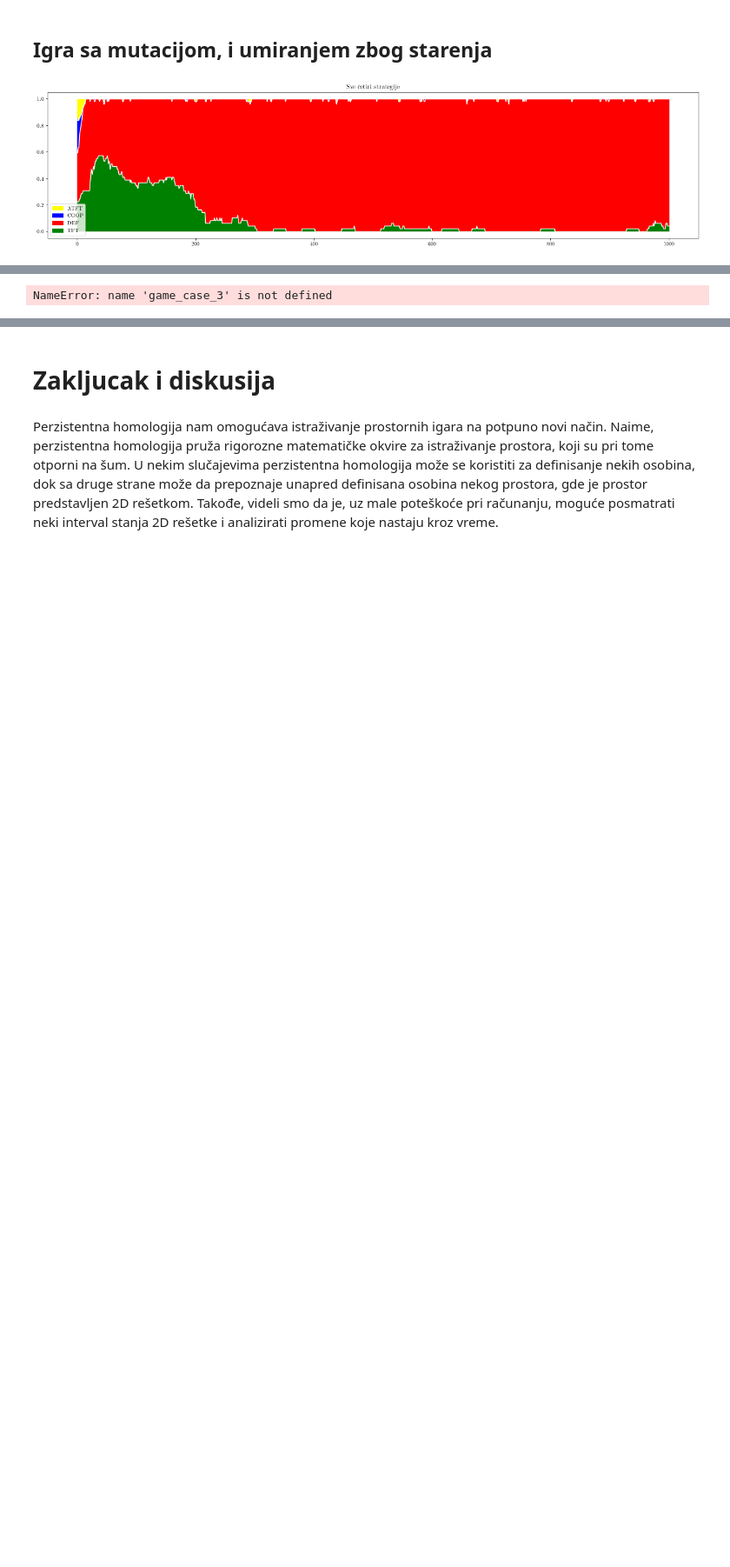
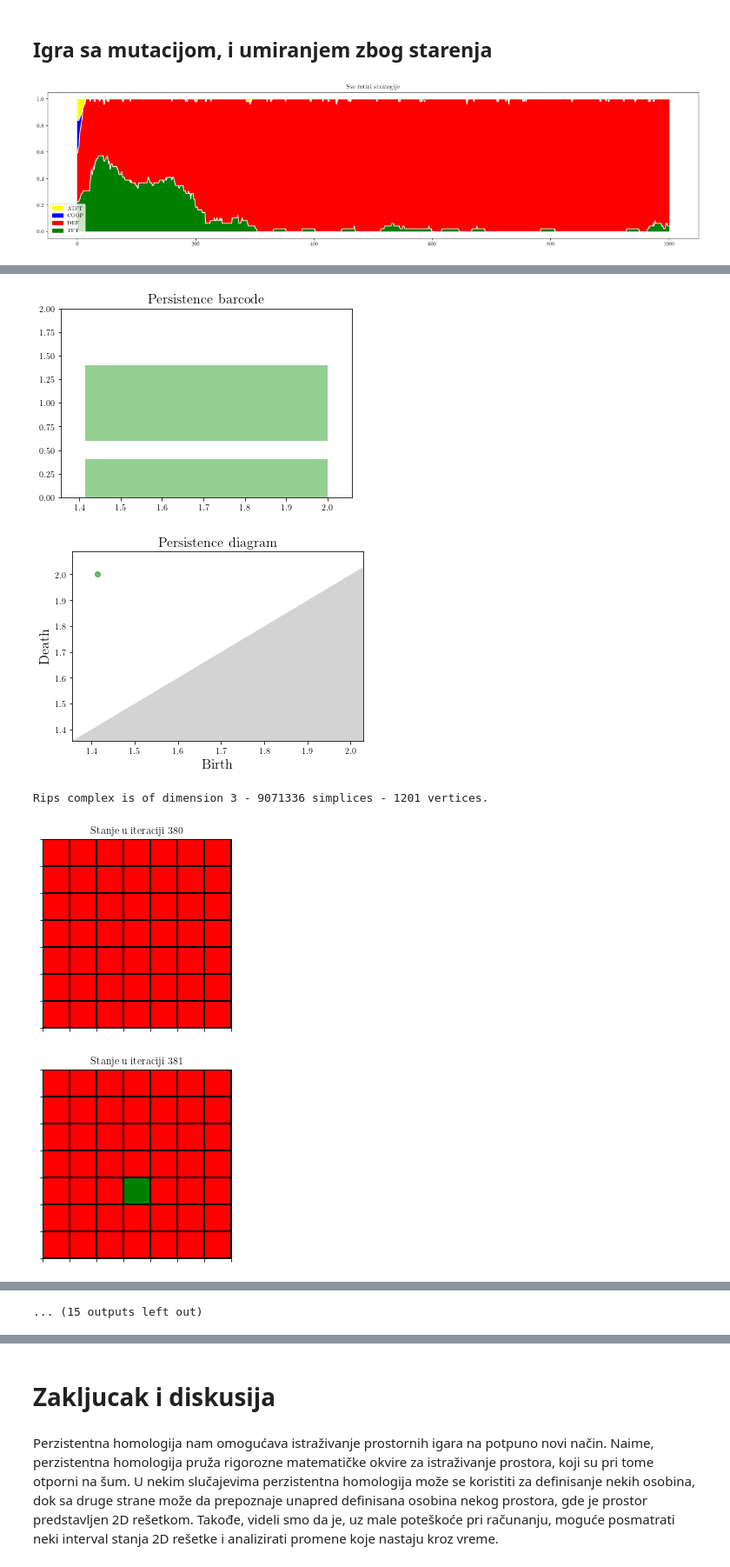
Before and after one commit to VukanAntic/ph_in_evolutionary_games, a Jupyter notebook: scripts/prisoners_dilemma.ipynb, the cells around one changed output, grey strips where cells are left out. Shown: that part at 87% size. Drawn from its saved outputs; the diff is of its cells as text; code cells hidden in the pictures; blank space fills up the shorter version.

Commit message:
Add: Pictures and more cases

```diff
--- a/scripts/prisoners_dilemma.ipynb
+++ b/scripts/prisoners_dilemma.ipynb
@@ -644,7 +644,8 @@ def barcode_generator_over(game, start_iter, end_iter, wanted_strategy):
     simplex_tree  = rips_complex.create_simplex_tree(max_dimension=3)
     diag = simplex_tree.persistence()
 
-    filtered_diag = list(filter(lambda x: x[0] == 2, diag))
+    filtered_diag = list(filter(lambda x: x[1][0] != 0.0 and x[1][1] != 1.0, diag))
+    filtered_diag = list(filter(lambda x: x[1][0] != 1 and x[1][1] != 1.4142135623730951, filtered_diag))
 
     if filtered_diag != []:
       gudhi.plot_persistence_barcode(filtered_diag)
@@ -797,5 +781,10 @@ Rips complex is of dimension 3 - 1129871 simplices - 378 vertices.
 # %%
-for i in range(667, 692):
+barcode_generator_over(game_case_3, 380, 404, TypeOfStrategy.Defactor)
+for i in range(380, 404):
     plot_strategy_matrix(game_case_3, i)
 # %% [output]
+[figure, added]
+[figure, added]
-NameError: name 'game_case_3' is not defined
+Rips complex is of dimension 3 - 9071336 simplices - 1201 vertices.
+[figure, added]
+[figure, added]
@@ -801,0 +798 @@ NameError: name 'game_case_3' is not defined
+... (15 outputs left out)
```
Also changed, not shown: parts of 13 cells of this notebook.
